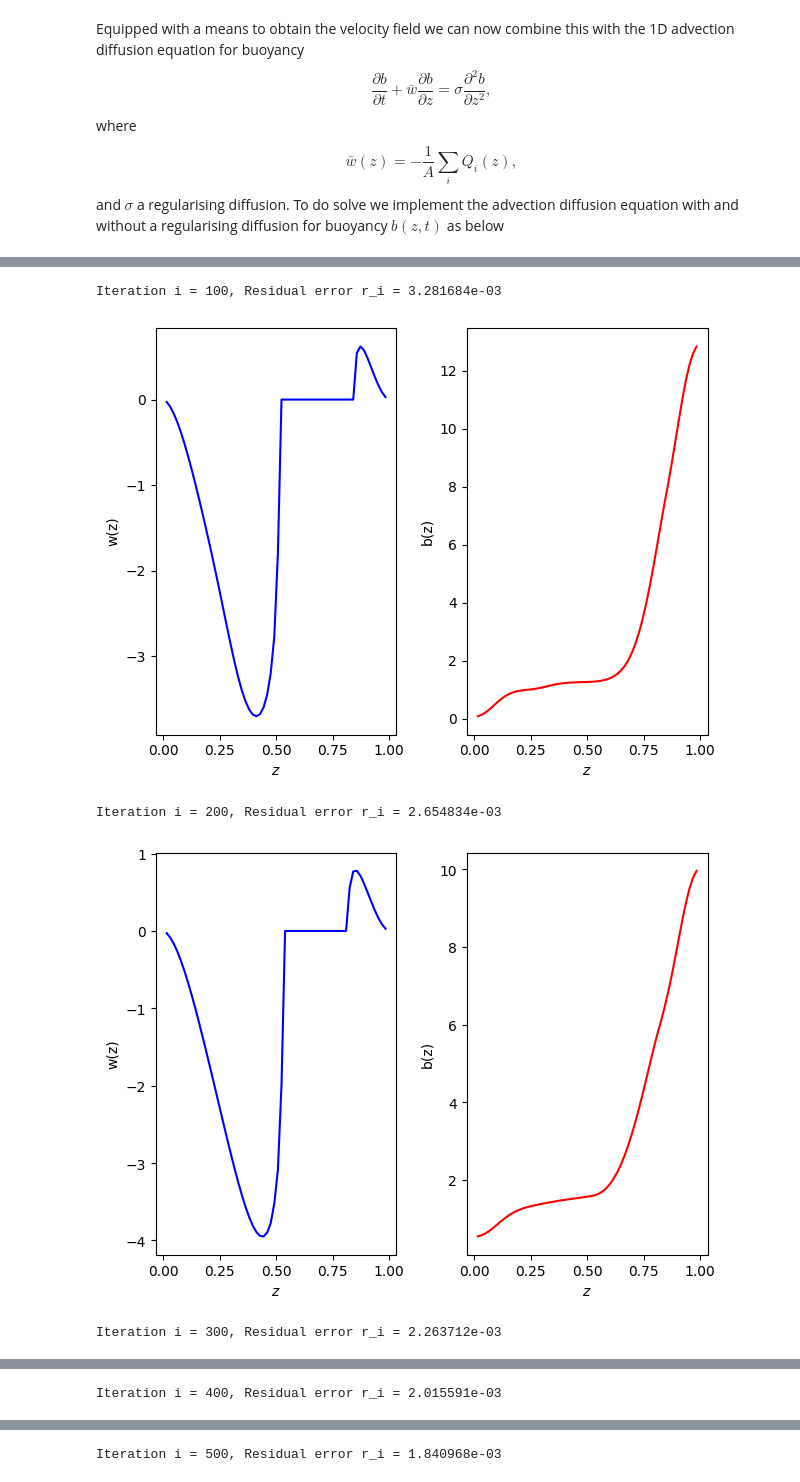
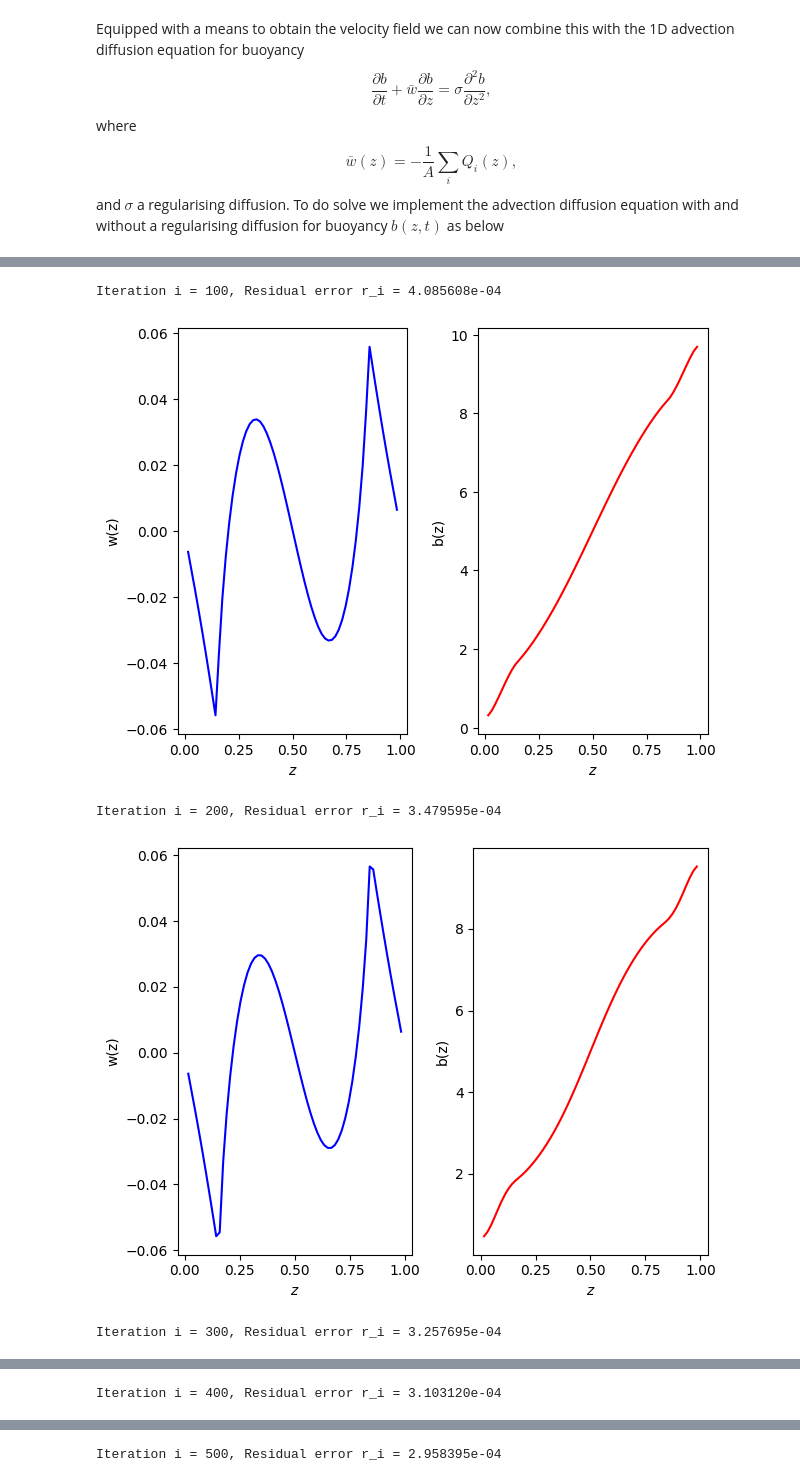
Before and after one commit to mannixp/D.strafity-mapping, a Jupyter notebook: Plume_Model.ipynb, the cells around one changed output, grey strips where cells are left out. Drawn from its saved outputs; the diff is of its cells as text; code cells hidden in the pictures.

```diff
--- a/Plume_Model.ipynb
+++ b/Plume_Model.ipynb
@@ -9,10 +9,10 @@ from scipy.interpolate import interp1d
 import numpy as np
 import matplotlib.pyplot as plt
 
-epsilon = 1e-12
-Npts    = 64
+ε    = 1e-12
+Npts = 64
 
-z = np.linspace(0+epsilon,1-epsilon, Npts)
+z = np.linspace(0+ε,1-ε,Npts)
 
 I = np.eye(Npts) # I
 D = np.zeros((Npts,Npts)) # D = d/dz
@@ -139,20 +129,16 @@ def Plot_F_and_Q(f,q,label_f='$F(z)$',label_q='$Q(z)$'):
 
 
 # Initial conditions
-Nsq    = 4*(z/z)
-Plumes = {'F1':0.3,'F2':0.7,'F3':-1.0}
-#Plumes = {'F1':.1,'F2':-.1}
+Nsq    = 10*z# (z/z)
+Plumes = {'F1':.1,'F2':-.1}
 
-import time
-
-time_plume=0.
 Q = 0*z
 F = 0*z
 for F_key,F_value in Plumes.items():
 
   print(F_key,F_value)
-  Fi,Qi  = Plume_Solve(F_value,Nsq)#,rtol=1e-01,atol=1e-02);
-  #Plot_F_and_Q(Fi,Qi)
+  Fi,Qi  = Plume_Solve(F_value,Nsq)
+  Plot_F_and_Q(Fi,Qi)
   F+=Fi; Q+=Qi
 
 Plot_F_and_Q(F,Q)
@@ -178,16 +165,9 @@ def step_buoyancy(w,b,σ=.1,dt=1e-03,A_inv = None, B = None):
     Step forward using one time-step
 
     if σ > 0:
-
     Crank-Nicolson
-
-    (1/dt - σ*L/2) b_{n+1} - (1/dt - σ*L/2) b_{n} = - w D b_{n}
-
-    if σ == 0
-
+    elif σ == 0
     Lax-Wendroff
-
-    b_{n+1} = b_{n} - dt*w*D@b_{n} + (dt**2)/2 * w *( (D@w)*(D@b_n) + w*(L@b_n) )
 
     returns b(z,t_n+1)
     """
@@ -238,50 +220,49 @@ This process is repeated until the residual error
 falls below a user prescribed tolerance.
 # %%
 # Sources and IC
-b      = 1*(z/z)#1*( (z**2)/2 - (z**3)/3 )
+b      = 10*z #1*( (z**2)/2 - (z**3)/3 )
 Nsq    = D@b;
-Plumes = {'F1':1.0,'F2':-1.0}
-#Plumes = {'F1':0.7,'F2':0.3,'F3':-1.0}
+Plumes = {'F1':.5,'F2':-.5}
+#Plumes = {'F1':0.5,'F2':0.5,'F3':-1.0}
 Area   = 1.0
 
-σ     = 0.05
-dt    = 1e-03
+σ     = 1e-03
+dt    = 5e-03
 A_inv = np.linalg.inv(I/dt - .5*σ*L)
 B     = (I/dt + .5*σ*L)
 
 Error = [1.0];
 iter  = 0;
-while (Error[-1] > 1e-03) or (iter < 10**3):
+while (iter < 10**3): #(Error[-1] > 1e-03) or
 
   # (1) solve plume equations
   w = 0*z
   for F_key,F_value in Plumes.items():
     Q_i= Plume_Solve(F_value,Nsq)[1]
     w -= Q_i/Area
 
   # (2) step db/dt forward
   b = step_buoyancy(w,b,σ=σ,dt=dt,A_inv=A_inv,B=B)
 
   # (3) update N^2 & check converged
   Error.append(  np.linalg.norm(Nsq - D@b,2)/np.linalg.norm(Nsq,2) )
   Nsq   = D@b;
   iter += 1.
 
   if iter%100 ==0:
     print('Iteration i = %d, Residual error r_i = %e \n'%(iter,Error[-1]))
     Plot_F_and_Q(w,b,label_f='w(z)',label_q='b(z)')
 
-
 plt.ylabel(r'$|N^2_{i+1} - N^2_i|_2/|N^2_i|_2$')
 plt.xlabel(r'Iteration $i$')
 plt.semilogy(Error)
 plt.show()
 
 Plot_F_and_Q(w,b,label_f='w(z)',label_q='b(z)')
 Plot_F_and_Q(D@w,Nsq,label_f='dw(z)/dz',label_q='N^2(z)')
 # %% [output]
-Iteration i = 100, Residual error r_i = 3.281684e-03
+Iteration i = 100, Residual error r_i = 4.085608e-04
-[figure, old version]
+[figure, new version]
-Iteration i = 200, Residual error r_i = 2.654834e-03
+Iteration i = 200, Residual error r_i = 3.479595e-04
-[figure, old version]
+[figure, new version]
-Iteration i = 300, Residual error r_i = 2.263712e-03
+Iteration i = 300, Residual error r_i = 3.257695e-04
@@ -289 +270 @@ Iteration i = 300, Residual error r_i = 2.263712e-03
-Iteration i = 400, Residual error r_i = 2.015591e-03
+Iteration i = 400, Residual error r_i = 3.103120e-04
@@ -291 +272 @@ Iteration i = 400, Residual error r_i = 2.015591e-03
-Iteration i = 500, Residual error r_i = 1.840968e-03
+Iteration i = 500, Residual error r_i = 2.958395e-04
```
Also changed, not shown: parts of 8 cells of this notebook.
